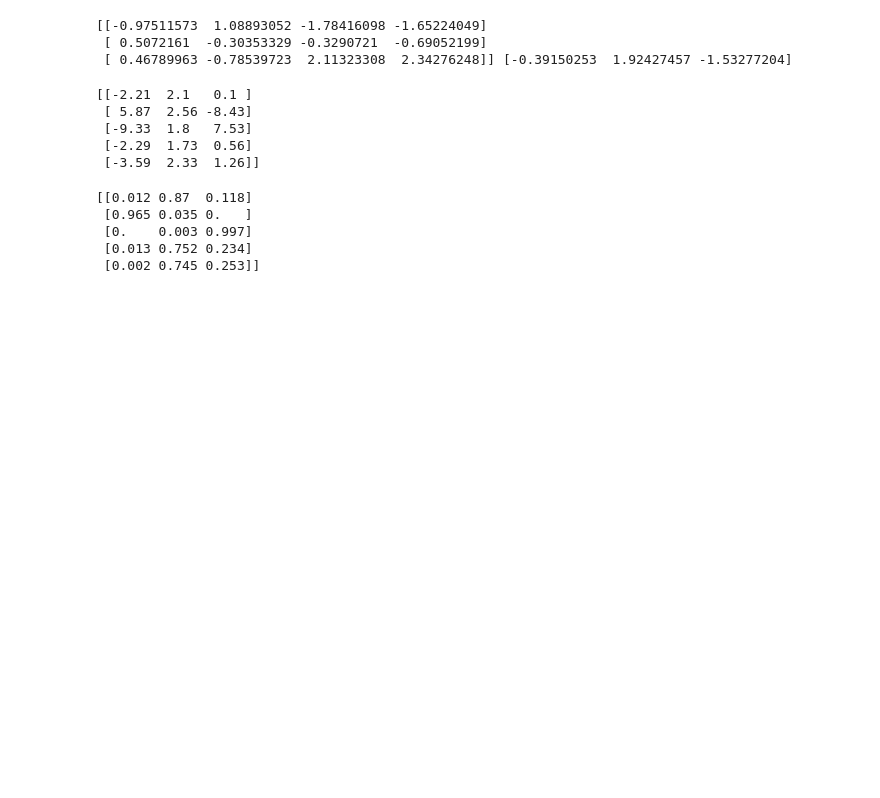
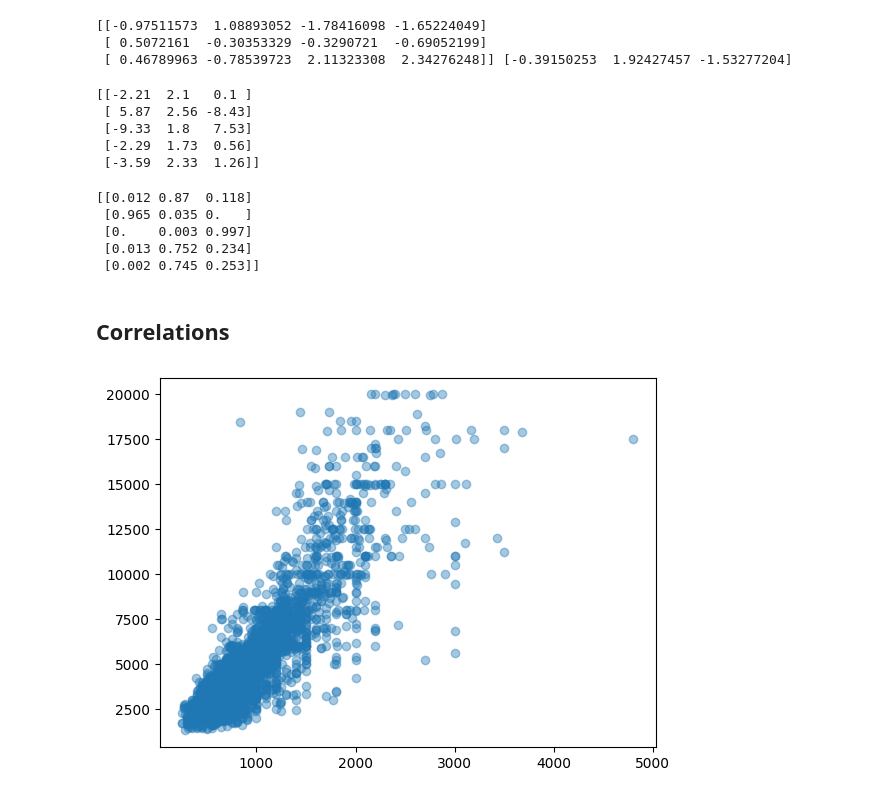
Before and after one commit to jimintsolip/DataAnalysisPractice, a Jupyter notebook: DataPrediction.ipynb, the cells around one changed output. Cells and saved outputs as stored; diff of their text form; code cells hidden in the pictures; blank space fills up the shorter version.

```diff
--- a/DataPrediction.ipynb
+++ b/DataPrediction.ipynb
@@ -312,3 +410,11 @@ print(np.round(proba, decimals=3))
  [0.    0.003 0.997]
  [0.013 0.752 0.234]
  [0.002 0.745 0.253]]
+# %% [markdown]
+## Correlations
+# %%
+# 주택의 면적 'size_sqft'과 가격 'rent'
+plt.scatter(df[['size_sqft']], df[['rent']], alpha=0.4)
+plt.show()
+# %% [output]
+[figure, added]
```
Also changed, not shown: parts of 39 cells of this notebook, 2 other files.
